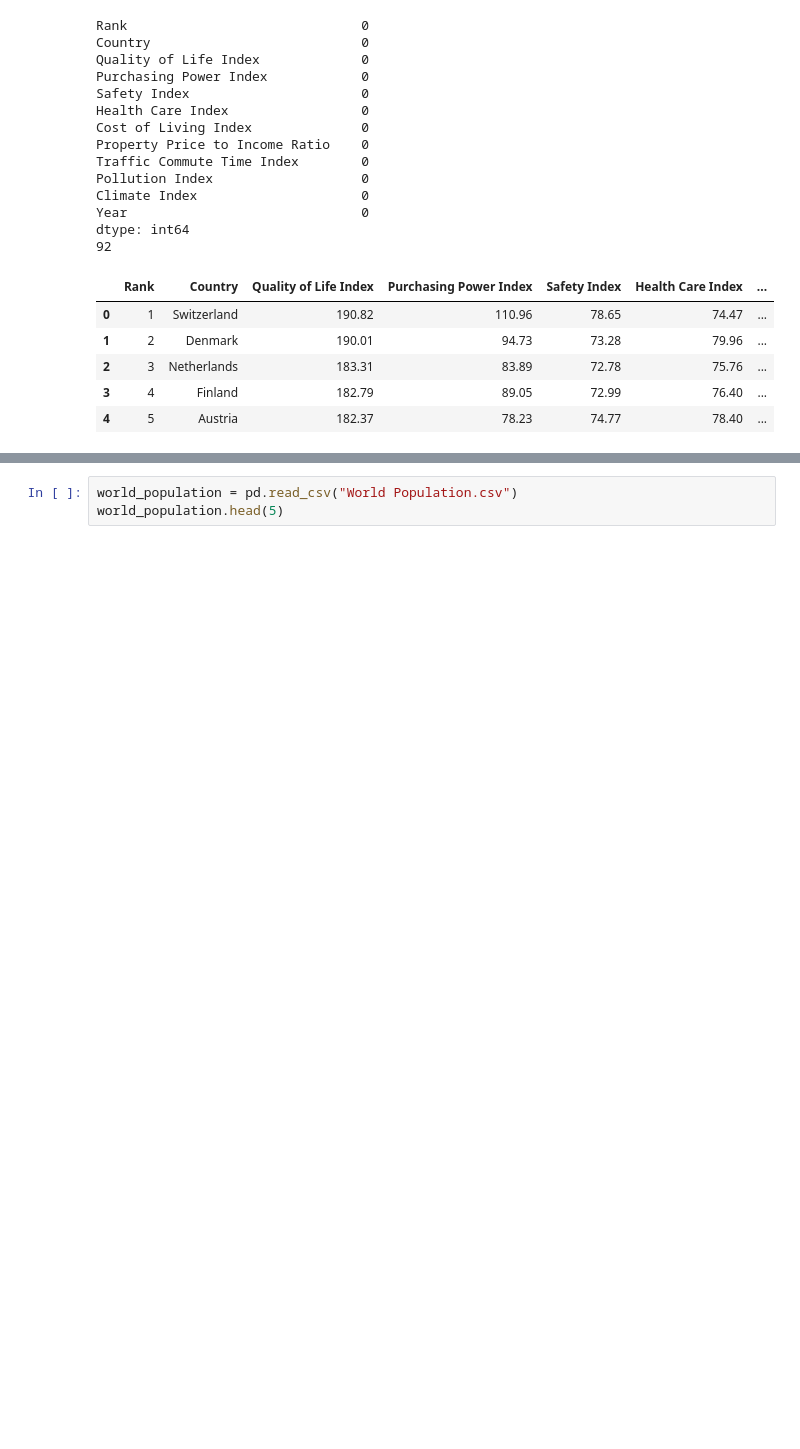
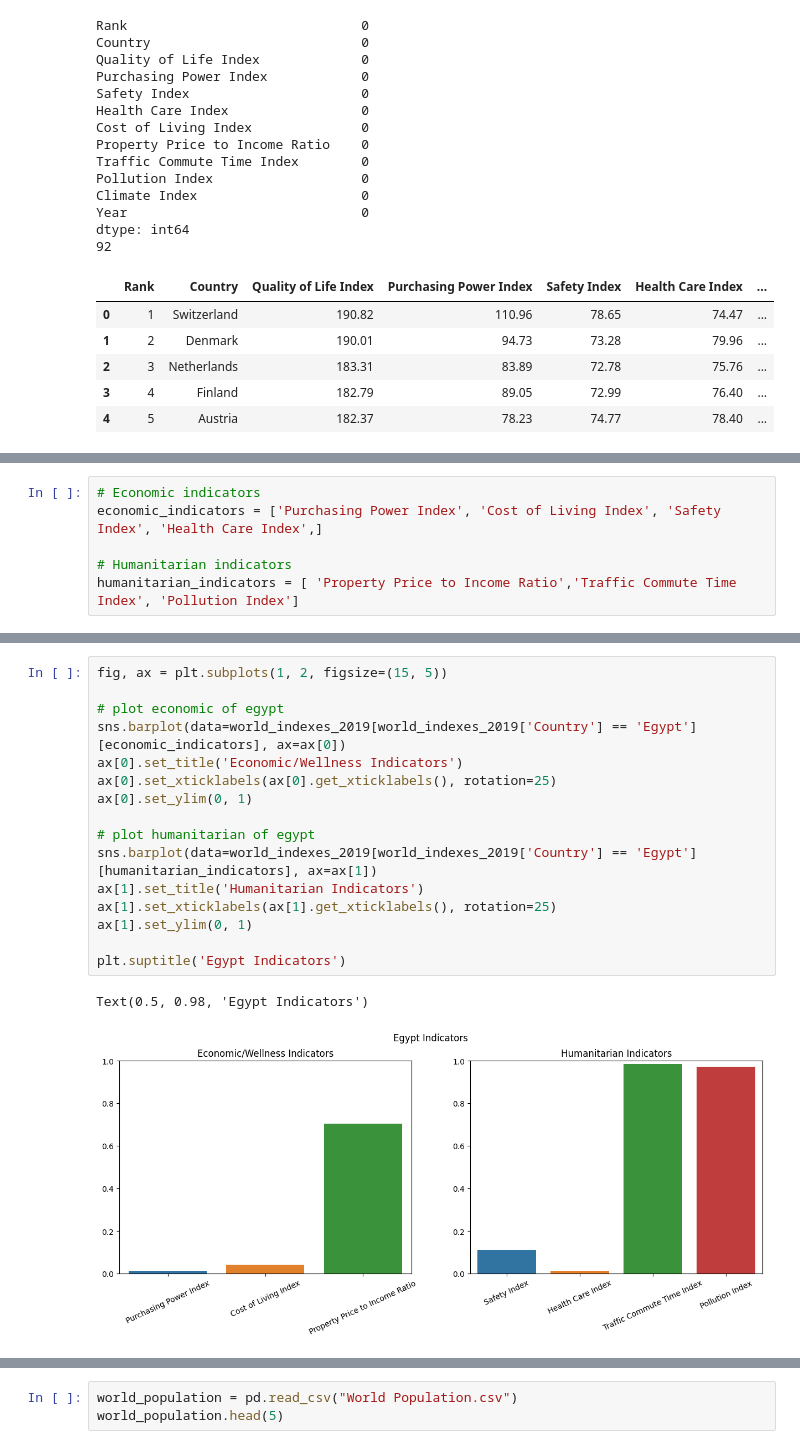
Before and after one commit to You-Gao/Kaggle, a Jupyter notebook: Exploratory Data Analysis/SARC 5400 Final Project EDA/path to extract/data processing.ipynb, the cells around one changed output, grey strips where cells are left out. Saved outputs shown, nothing was run; the diff lists cells and outputs as text; blank space fills up the shorter version.

```diff
--- a/Exploratory Data Analysis/SARC 5400 Final Project EDA/path to extract/data processing.ipynb
+++ b/Exploratory Data Analysis/SARC 5400 Final Project EDA/path to extract/data processing.ipynb
@@ -159,0 +167,6 @@ dtype: int64
+# %%
+# Economic indicators
+economic_indicators = ['Purchasing Power Index', 'Cost of Living Index', 'Safety Index', 'Health Care Index',]
+
+# Humanitarian indicators
+humanitarian_indicators = [ 'Property Price to Income Ratio','Traffic Commute Time Index', 'Pollution Index']
@@ -159,0 +195,19 @@ dtype: int64
+# %%
+fig, ax = plt.subplots(1, 2, figsize=(15, 5))
+
+# plot economic of egypt
+sns.barplot(data=world_indexes_2019[world_indexes_2019['Country'] == 'Egypt'][economic_indicators], ax=ax[0])
+ax[0].set_title('Economic/Wellness Indicators')
+ax[0].set_xticklabels(ax[0].get_xticklabels(), rotation=25)
+ax[0].set_ylim(0, 1)
+
+# plot humanitarian of egypt
+sns.barplot(data=world_indexes_2019[world_indexes_2019['Country'] == 'Egypt'][humanitarian_indicators], ax=ax[1])
+ax[1].set_title('Humanitarian Indicators')
+ax[1].set_xticklabels(ax[1].get_xticklabels(), rotation=25)
+ax[1].set_ylim(0, 1)
+
+plt.suptitle('Egypt Indicators')
+# %% [output]
+Text(0.5, 0.98, 'Egypt Indicators')
+[figure, added]
```
Also changed, not shown: parts of 8 cells of this notebook, 1 other file.
